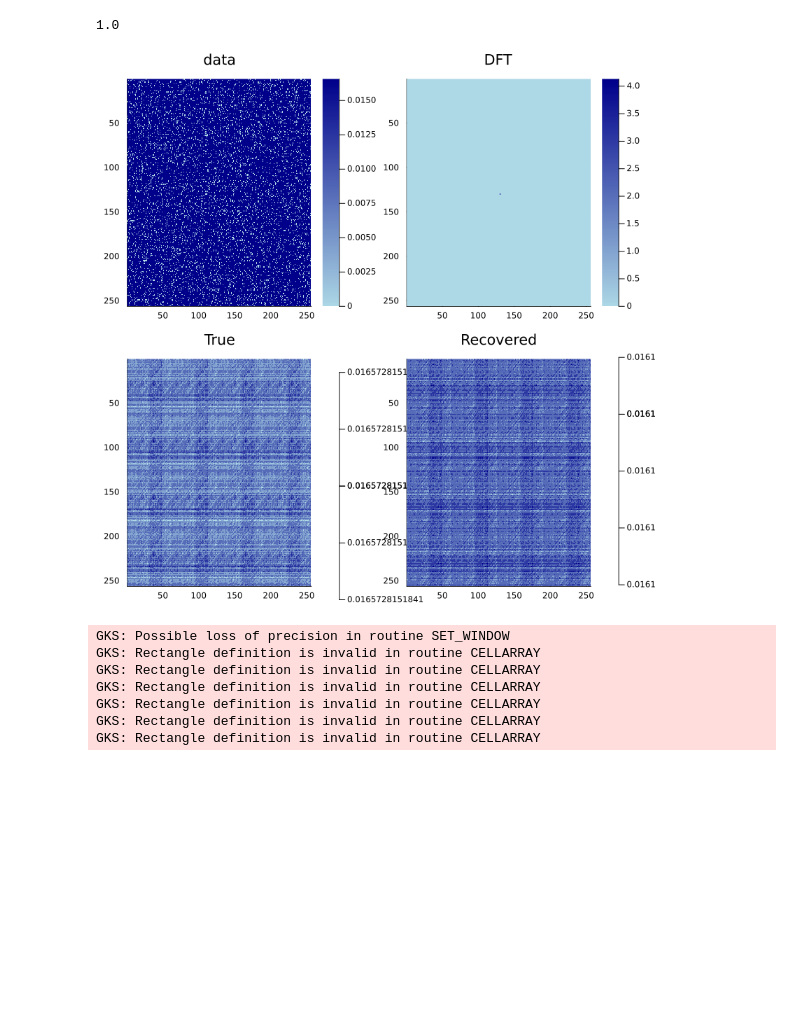
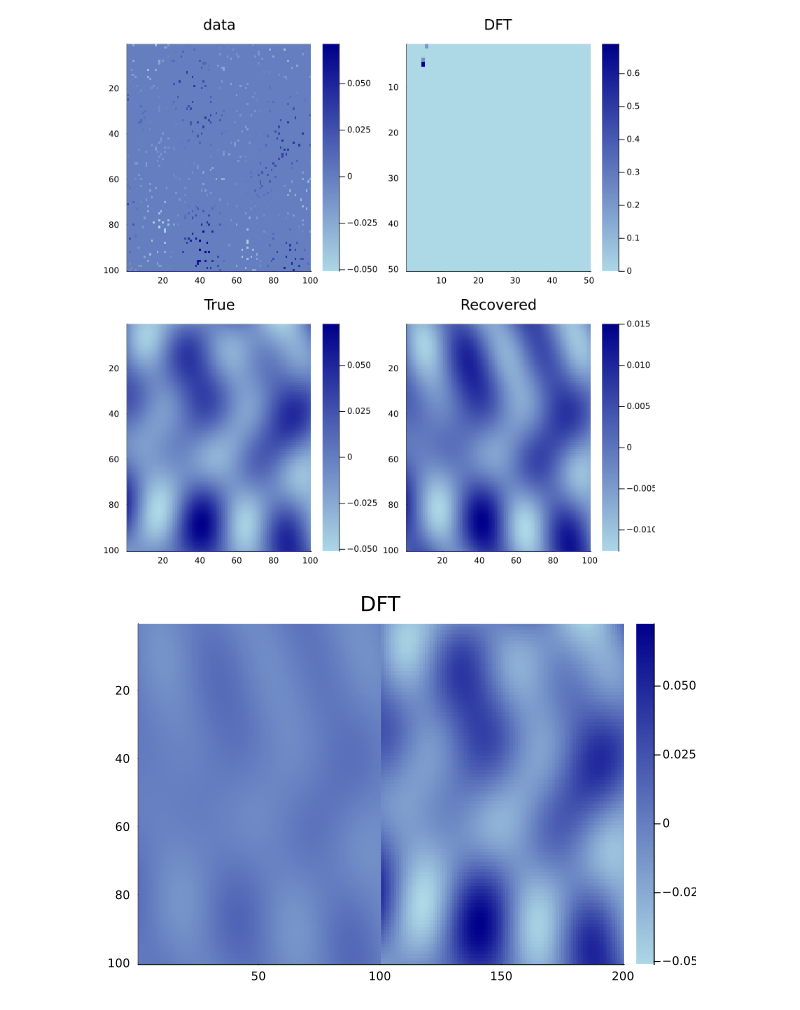
Before and after one commit to msacchi/MiniOps.jl, a Jupyter notebook: 01_demo.ipynb, the cells around one changed output. Cells and saved outputs as stored; diff of their text form; code cells hidden in the pictures; blank space fills up the shorter version.

```diff
--- a/01_demo.ipynb
+++ b/01_demo.ipynb
@@ -117,42 +117,45 @@ test_conv_multichannel()
 conv1d_cols m : -1 n : -1
 # %%
 # demo Fourier reconstruction with SD
+# c= F'PR'y y = R P' Fc
 
-    nx, ny= 256, 256
-    full_size = (nx, ny)
-    mask = rand(nx * ny) .> 0.1
-    idx  = findall(mask)
+nx,  ny  = 100, 100
+nkx, nky = 256, 256
+p1,  p2  = (nkx-nx)÷2,(nky-ny)÷2
 
- R = sampling_op(idx, full_size) # -->
- F = fft_op(rand(nx,ny))
+full_size = (nx, ny)
+mask = rand(nx * ny) .> 0.95
+idx  = findall(mask)
 
- x = zeros(ComplexF64,nx,ny)
- x[2,2] =     3.0 + im*3.0
+R = sampling_op(idx, full_size)
 
- A = R*F
- DATA = F*x
- y = A*x
-u0=randn(nx,ny)+im*randn(nx,ny)
+x = zeros(ComplexF64, nkx, nky)
+F = fft_op(x)
+
+
+x[4,5] = 3.0 - im*3.0; x[2,6]   = 2.0 - im*3.0; x[2, 251] = 2.0 - im*3.0
+x[5,251] = 1.2 - im*3.0 ;x[253,2] = 1.0 - im*3.0; x[251,252] = 2.0 - im*2.0
+
+P = pad_op((nx,ny),(p1,p2),(p1,p2))
+A = R*P'*F
+y = A*x
+
+u0 = randn(ComplexF64,nkx,nky)
 e = opnorm_power(A,u0)
-println(e)
-μ = 0.1
-ν = 0.98/e
-u = ista(A, y, u0, μ, ν; niter=100, verbose=false);
+
+μ = 0.02
+ν = 0.98/e^2
+u = ista(A, y, u0, μ, ν; niter=900, verbose=false);
-# %% [output]
-1.0
 # %%
 
-p1 = heatmap(abs.(R'*y), cmap=:blues, yflip=true, title="data")
-p2 = heatmap(fftshift((abs.(u))),  cmap=:blues, yflip=true, title="DFT")
-p3 = heatmap(abs.(DATA), cmap=:blues, yflip=true, title="True")
-p4 = heatmap(abs.(F*u),  cmap=:blues, yflip=true, title="Recovered")
-plot(p1, p2, p3, p4, layout = (2,2),size=(800,800))
+p1 = heatmap(real.(R'*y), cmap=:blues, yflip=true, title="data")
+p2 = heatmap(((abs.(u))[1:50,1:50]),  cmap=:blues, yflip=true, title="DFT")
+p3 = heatmap(real.(P'*F*x), cmap=:blues, yflip=true, title="True")
+p4 = heatmap(real.(P'*F*u),  cmap=:blues, yflip=true, title="Recovered")
+plot(p1, p2, p3, p4, layout = (2,2), size=(800,800))
 # %% [output]
-[figure, old version]
+[figure, new version]
-GKS: Possible loss of precision in routine SET_WINDOW
-GKS: Rectangle definition is invalid in routine CELLARRAY
-GKS: Rectangle definition is invalid in routine CELLARRAY
-GKS: Rectangle definition is invalid in routine CELLARRAY
-GKS: Rectangle definition is invalid in routine CELLARRAY
-GKS: Rectangle definition is invalid in routine CELLARRAY
-GKS: Rectangle definition is invalid in routine CELLARRAY
+# %%
+heatmap(hcat(real.(P'*F*u),real.(P'*F*x)),  cmap=:blues, yflip=true, title="DFT")
+# %% [output]
+[figure, added]
```
Also changed, not shown: parts of 6 cells of this notebook, 2 other files.
